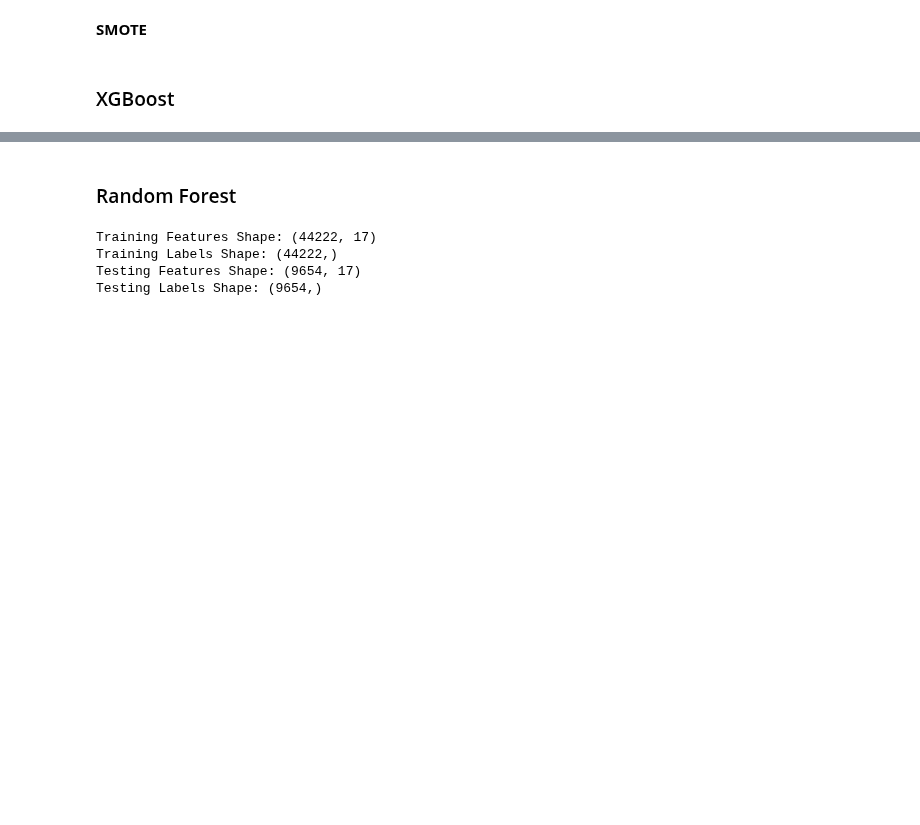
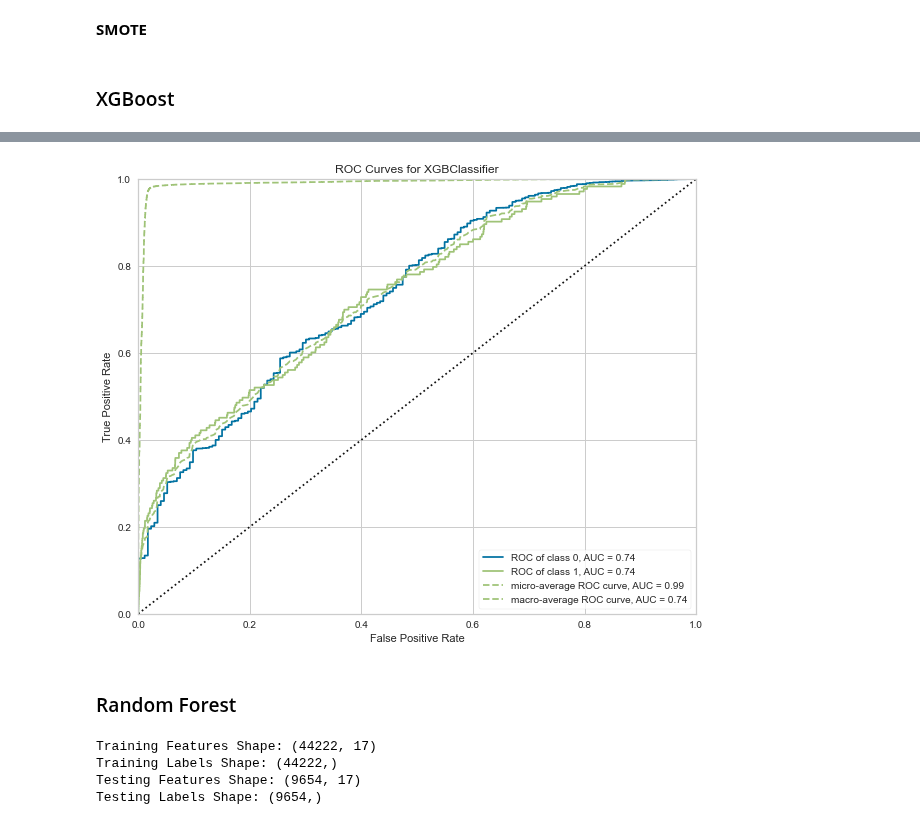
Before and after one commit to dvh549/Financial_Analytics, a Jupyter notebook: Main_Notebook.ipynb, the cells around one changed output, grey strips where cells are left out. Drawn from its saved outputs; the diff is of its cells as text; code cells hidden in the pictures; blank space fills up the shorter version.

```diff
--- a/Main_Notebook.ipynb
+++ b/Main_Notebook.ipynb
@@ -437,6 +437,22 @@ merged['EMP_YEARS'] = merged.EMP_YEARS.apply(lambda x : -1 if x<0 else x)
 # Classification Models
 # %%
 # from sklearn.metrics import classification_report
+# %%
+# to facilitate the plotting of ROCAUC curve
+
+from yellowbrick.classifier import ROCAUC
+
+def plot_ROC_curve(model, xtrain, ytrain, xtest, ytest):
+
+    # Creating visualization with the readable labels
+    visualizer = ROCAUC(model)
+
+    # Fitting to the training data first then scoring with the test data
+    visualizer.fit(xtrain, ytrain)
+    visualizer.score(xtest, ytest)
+    visualizer.show()
+
+    return visualizer
 # %%
 # create deep copy of merged so that it doesn't affect the original merged copy
 
@@ -561,3 +587,9 @@ weighted avg       0.97      0.98      0.97      9654
+# %%
+plt.rcParams["figure.figsize"] = (10,8)
+plot_ROC_curve(xgb, X_balanced, y_balanced, X_test_scaled, y_test)
+plt.show()
+# %% [output]
+[figure, added]
 # %% [markdown]
 ### Random Forest
 # %%
```
Also changed, not shown: parts of 4 cells of this notebook.
